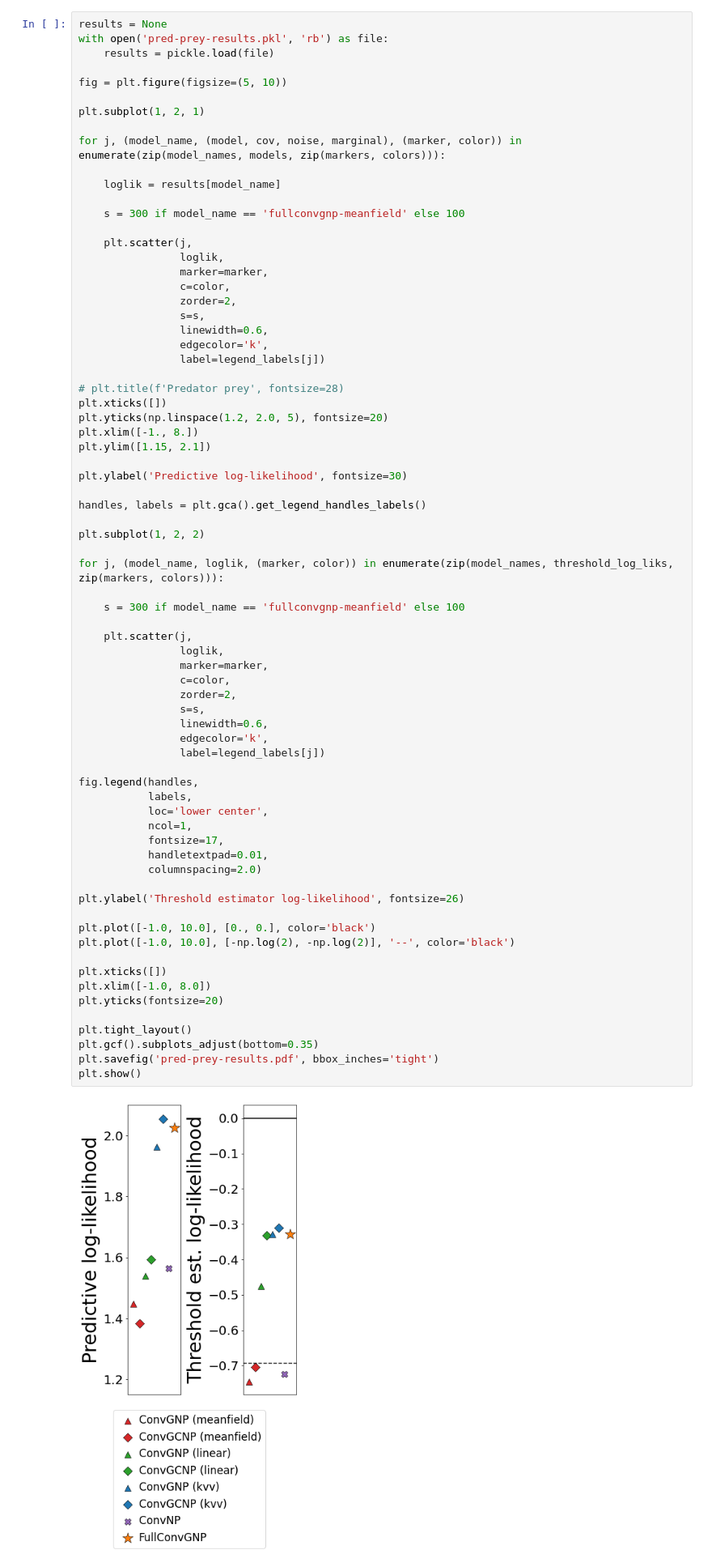
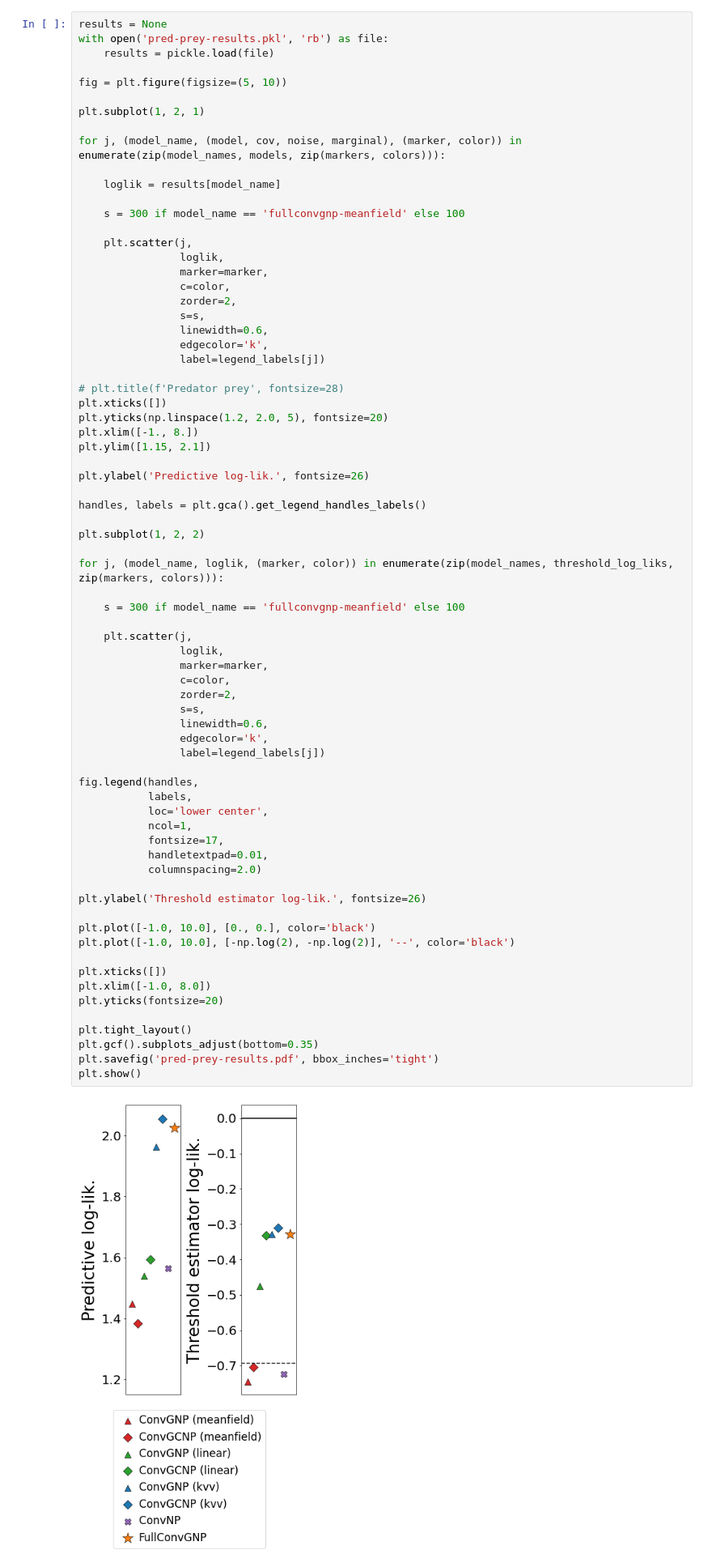
Before and after one commit to requeima/kernelcnp, a Jupyter notebook: notebooks/pred-prey-results/pred-prey-results.ipynb, the cells around one changed output. Shown at 81% size. Cells and saved outputs as stored; diff of their text form.

```diff
--- a/notebooks/pred-prey-results/pred-prey-results.ipynb
+++ b/notebooks/pred-prey-results/pred-prey-results.ipynb
@@ -129,7 +129,7 @@ plt.yticks(np.linspace(1.2, 2.0, 5), fontsize=20)
 plt.xlim([-1., 8.])
 plt.ylim([1.15, 2.1])
 
-plt.ylabel('Predictive log-likelihood', fontsize=30)
+plt.ylabel('Predictive log-lik.', fontsize=26)
 
 handles, labels = plt.gca().get_legend_handles_labels()
 
@@ -143,32 +143,32 @@ for j, (model_name, loglik, (marker, color)) in enumerate(zip(model_names, thres
                 loglik,
                 marker=marker,
                 c=color,
                 zorder=2,
                 s=s,
                 linewidth=0.6,
                 edgecolor='k',
                 label=legend_labels[j])
 
 fig.legend(handles,
            labels,
            loc='lower center',
            ncol=1,
            fontsize=17,
            handletextpad=0.01,
            columnspacing=2.0)
 
-plt.ylabel('Threshold estimator log-likelihood', fontsize=26)
+plt.ylabel('Threshold estimator log-lik.', fontsize=26)
 
 plt.plot([-1.0, 10.0], [0., 0.], color='black')
 plt.plot([-1.0, 10.0], [-np.log(2), -np.log(2)], '--', color='black')
 
 plt.xticks([])
 plt.xlim([-1.0, 8.0])
 plt.yticks(fontsize=20)
 
 plt.tight_layout()
 plt.gcf().subplots_adjust(bottom=0.35)
 plt.savefig('pred-prey-results.pdf', bbox_inches='tight')
 plt.show()
 # %% [output]
-[figure, old version]
+[figure, new version]
```
Also changed, not shown: 1 other file.
